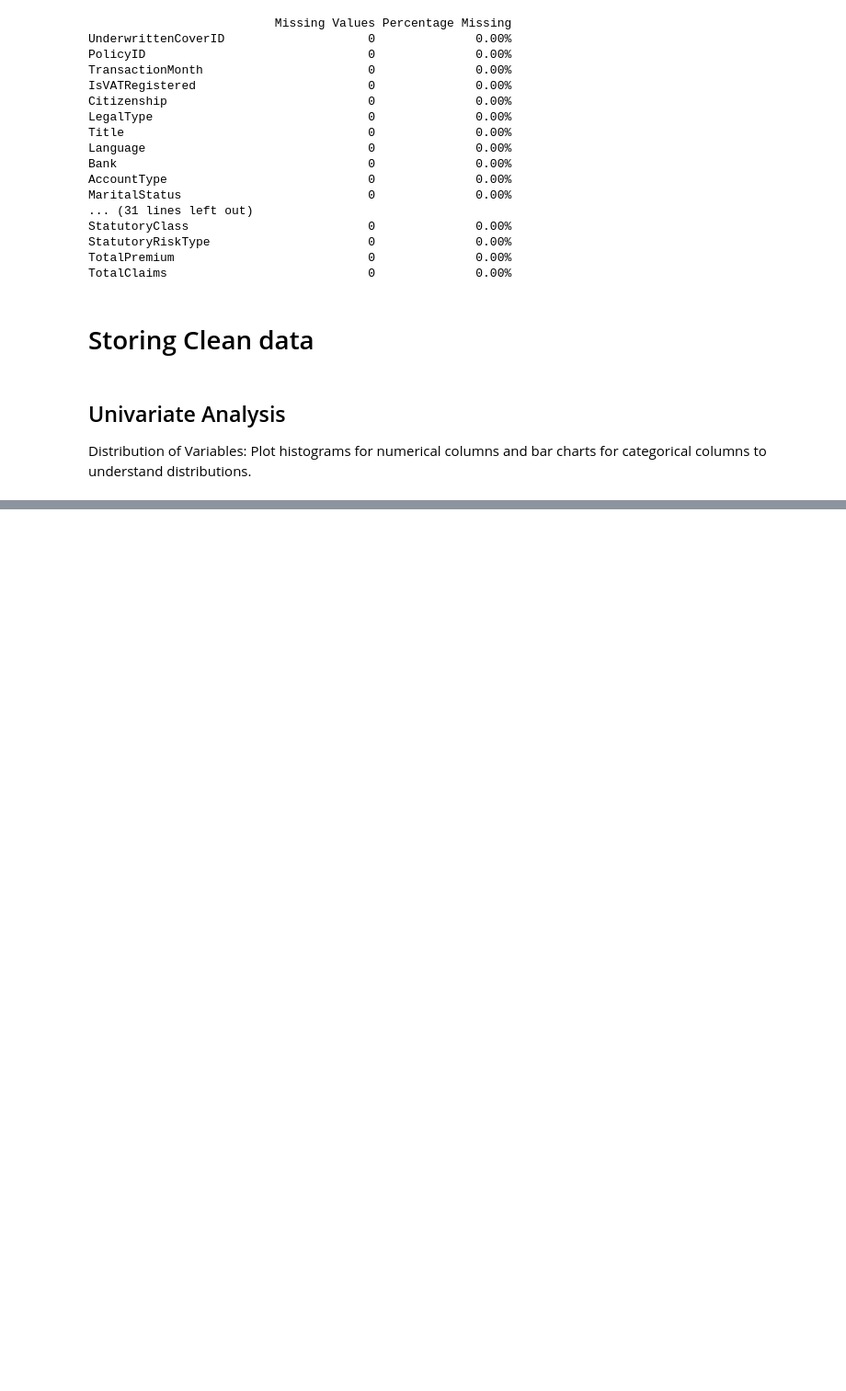
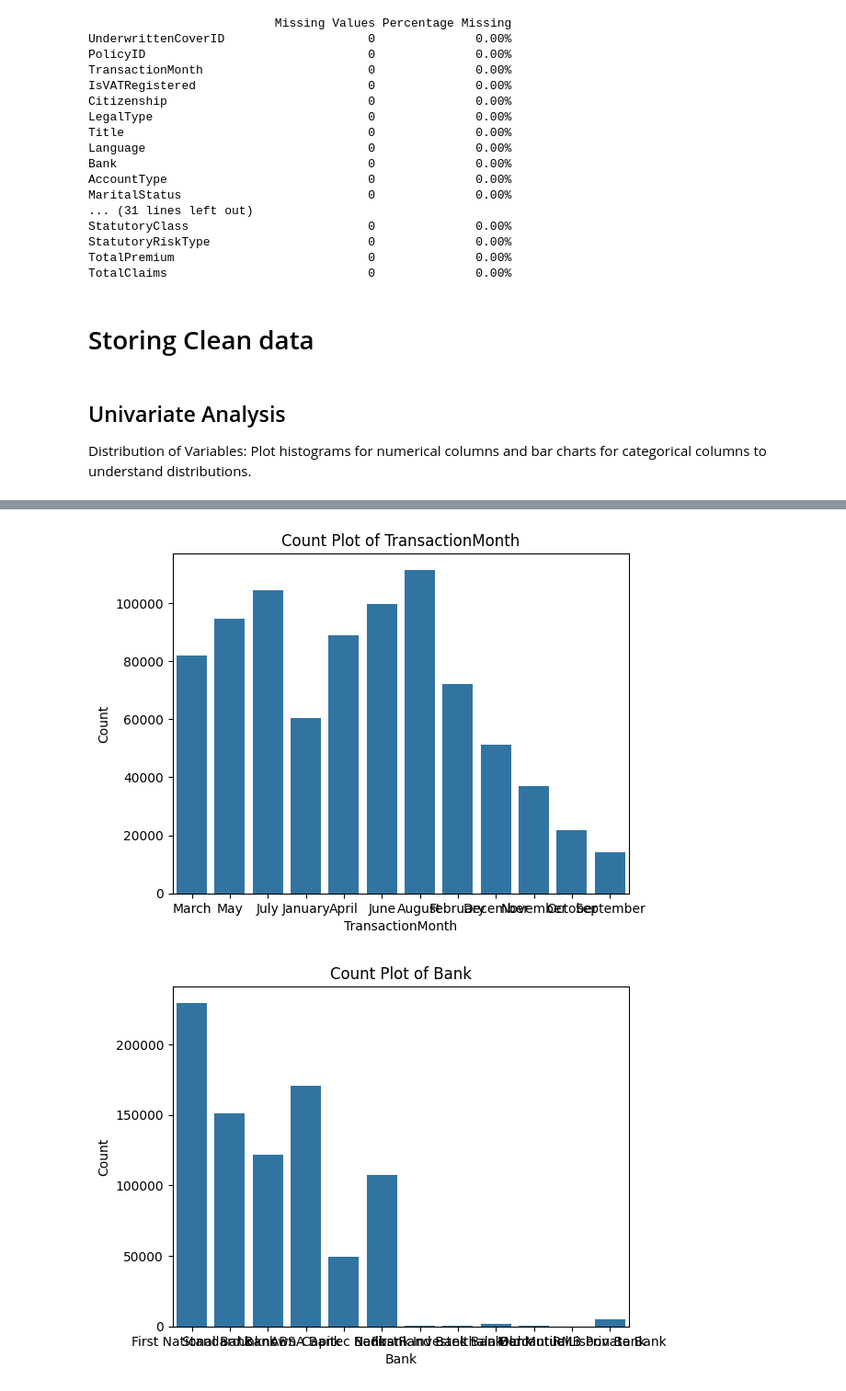
Before and after one commit to der-bew/ACIS_predictive_analysis, a Jupyter notebook: notebooks/EDA.ipynb, the cells around one changed output, grey strips where cells are left out. Shown: that part at 92% size. Saved outputs shown, nothing was run; the diff lists cells and outputs as text; code cells hidden in the pictures; blank space fills up the shorter version.

```diff
--- a/notebooks/EDA.ipynb
+++ b/notebooks/EDA.ipynb
@@ -162,0 +167,9 @@ for cols in numeric_df.columns:
+# %%
+cat_cols = ['TransactionMonth', "Bank", 'Gender', 'LegalType', 'NewVehicle', 'TermFrequency', 'Section', 'Product']
+# %%
+for col in cat_cols:
+    visualizer.plot_count(clean_acis_df, col)
+    #plt.xticks(rotation=10)
+# %% [output]
+[figure, added]
+[figure, added]
```
Also changed, not shown: parts of 14 cells of this notebook.
